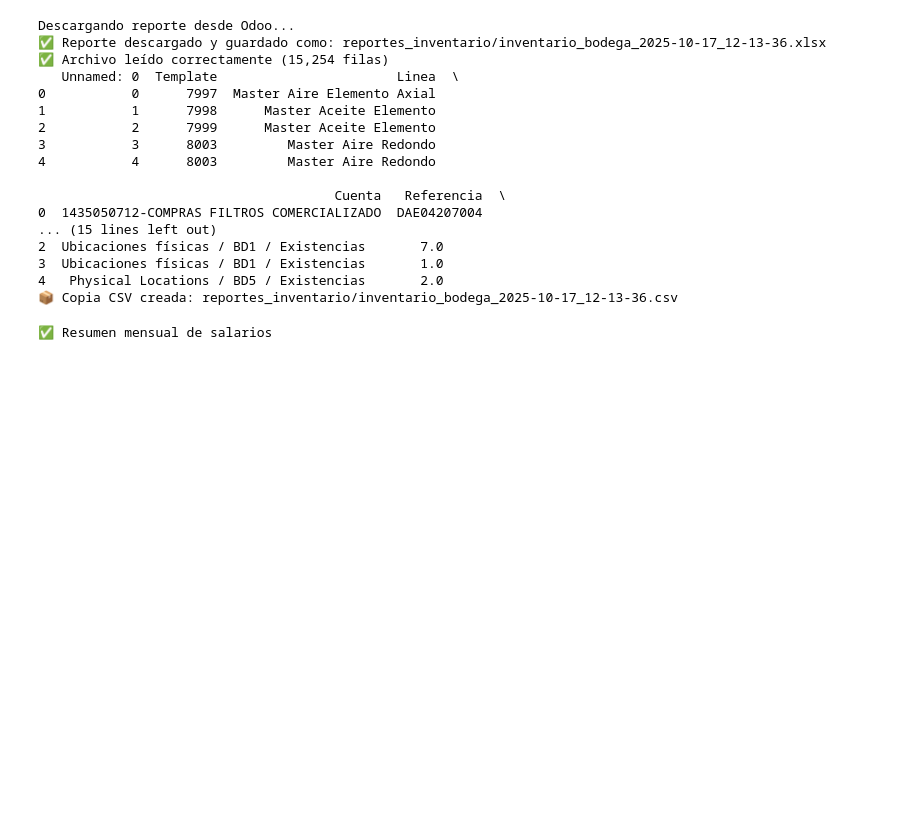
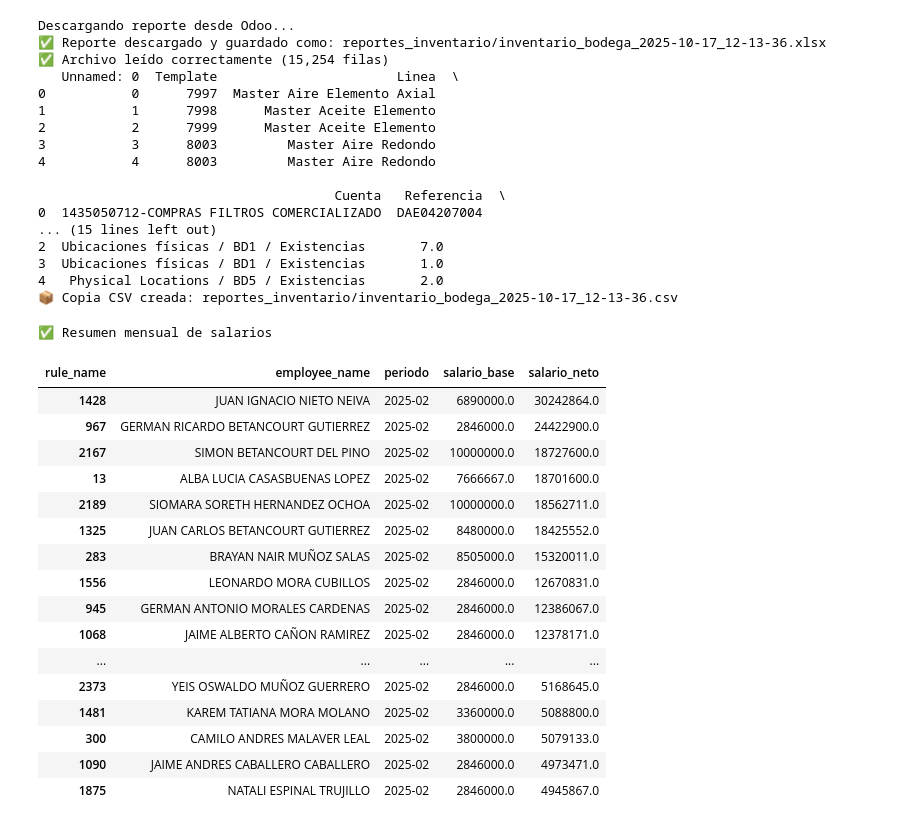
Before and after one commit to FiltrosDonsson/Proyectos-Data-analyst, a Jupyter notebook: API/API.ipynb, the cells around one changed output. Cells and saved outputs as stored; diff of their text form; code cells hidden in the pictures; blank space fills up the shorter version.

```diff
--- a/API/API.ipynb
+++ b/API/API.ipynb
@@ -737,9 +737,28 @@ resultado = tabla[["employee_name", "periodo", "salario_base", "salario_neto"]]
 
 print("✅ Resumen mensual de salarios")
 r =resultado.sort_values(["salario_neto"],ascending=False)
-r = r[r["periodo"]=="2025-09"]
-r.head(30)
+
 
 #aprox2min
 # %% [output]
 ✅ Resumen mensual de salarios
+# %%
+r[r["periodo"]=="2025-2"].head(33)
+# %% [output]
+| rule_name | employee_name | periodo | salario_base | salario_neto |
+| 1428 | JUAN IGNACIO NIETO NEIVA | 2025-02 | 6890000.0 | 30242864.0 |
+| 967 | GERMAN RICARDO BETANCOURT GUTIERREZ | 2025-02 | 2846000.0 | 24422900.0 |
+| 2167 | SIMON BETANCOURT DEL PINO | 2025-02 | 10000000.0 | 18727600.0 |
+| 13 | ALBA LUCIA CASASBUENAS LOPEZ | 2025-02 | 7666667.0 | 18701600.0 |
+| 2189 | SIOMARA SORETH HERNANDEZ OCHOA | 2025-02 | 10000000.0 | 18562711.0 |
+| 1325 | JUAN CARLOS BETANCOURT GUTIERREZ | 2025-02 | 8480000.0 | 18425552.0 |
+| 283 | BRAYAN NAIR MUÑOZ SALAS | 2025-02 | 8505000.0 | 15320011.0 |
+| 1556 | LEONARDO MORA CUBILLOS | 2025-02 | 2846000.0 | 12670831.0 |
+| 945 | GERMAN ANTONIO MORALES CARDENAS | 2025-02 | 2846000.0 | 12386067.0 |
+| 1068 | JAIME ALBERTO CAÑON RAMIREZ | 2025-02 | 2846000.0 | 12378171.0 |
+| ... | ... | ... | ... | ... |
+| 2373 | YEIS OSWALDO MUÑOZ GUERRERO | 2025-02 | 2846000.0 | 5168645.0 |
+| 1481 | KAREM TATIANA MORA MOLANO | 2025-02 | 3360000.0 | 5088800.0 |
+| 300 | CAMILO ANDRES MALAVER LEAL | 2025-02 | 3800000.0 | 5079133.0 |
+| 1090 | JAIME ANDRES CABALLERO CABALLERO | 2025-02 | 2846000.0 | 4973471.0 |
+| 1875 | NATALI ESPINAL TRUJILLO | 2025-02 | 2846000.0 | 4945867.0 |
```
Also changed, not shown: 3 other files.
